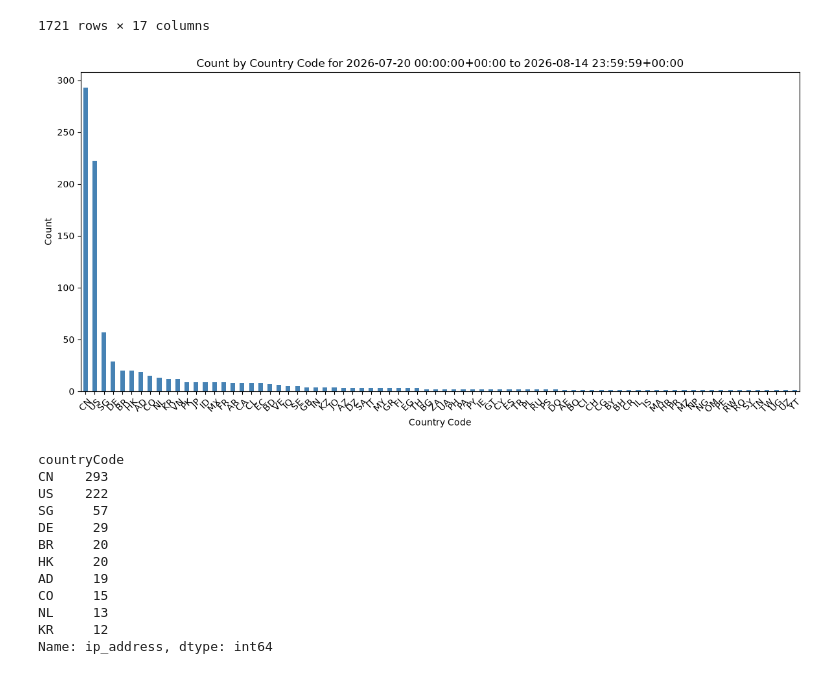
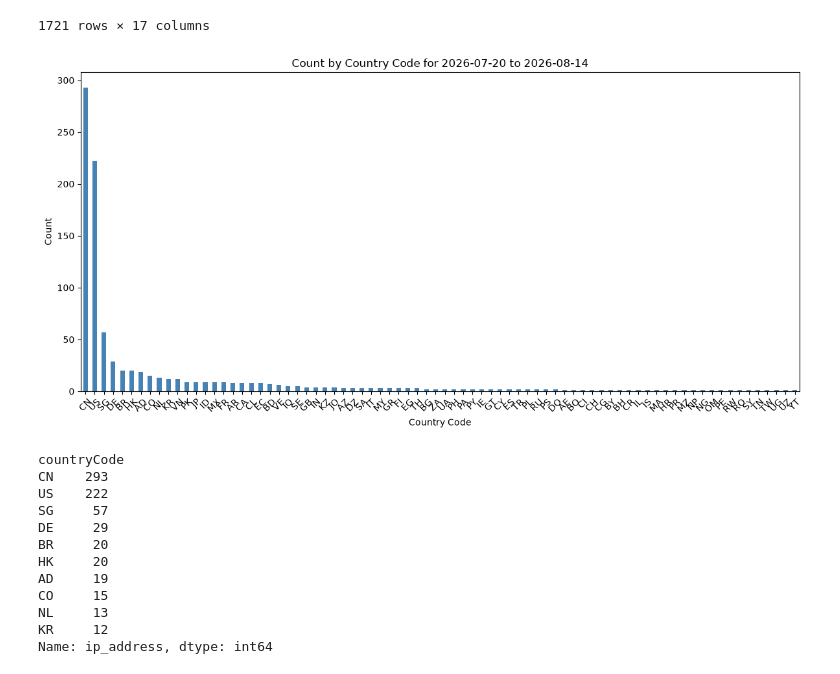
Before and after one commit to philiplessner/LogFileAnalysis, a Jupyter notebook: analysis.ipynb, the cells around one changed output. Saved outputs shown, nothing was run; the diff lists cells and outputs as text; code cells hidden in the pictures.

```diff
--- a/analysis.ipynb
+++ b/analysis.ipynb
@@ -58,13 +58,13 @@ new_df = groups.get_group('H').query('@start_date <= datetime <= @end_date').cop
 counts_human = new_df.groupby('countryCode')['ip_address'].count().sort_values(ascending=False)
 # %%
 counts_human.plot(kind='bar', figsize=(12, 6), color='steelblue')
-plt.title(f'Count by Country Code for {start_date} to {end_date}')
+plt.title(f'Count by Country Code for {start_date:%Y-%m-%d} to {end_date:%Y-%m-%d}')
 plt.xlabel('Country Code')
 plt.ylabel('Count')
 plt.xticks(rotation=45)
 plt.tight_layout()
 # %% [output]
-[figure, old version]
+[figure, new version]
 # %%
 counts_human[:10]
 # %% [output]
```
